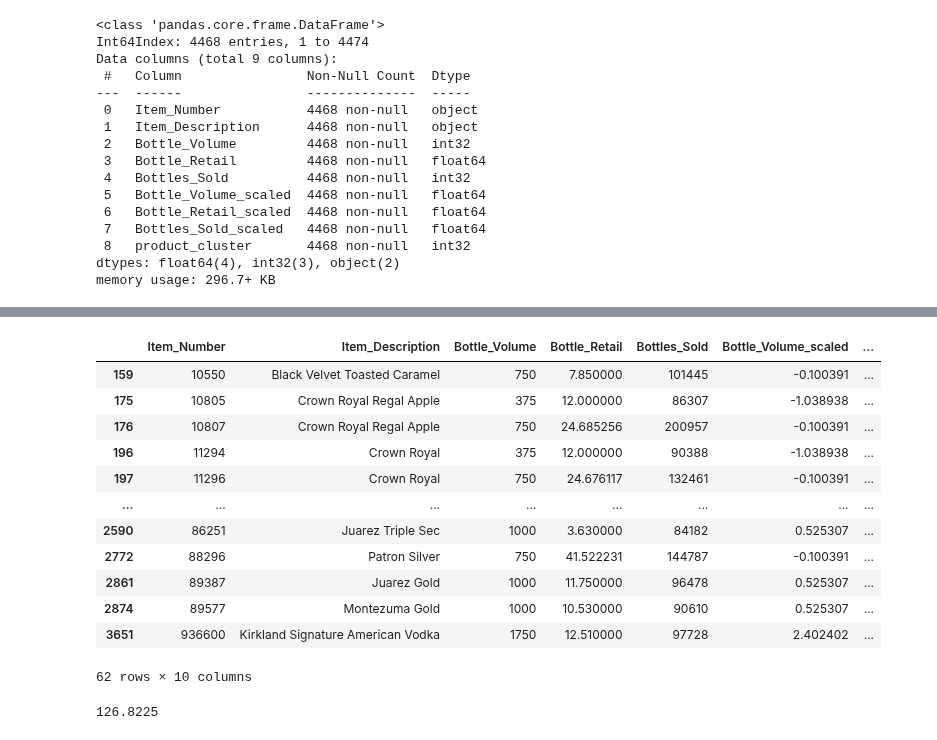
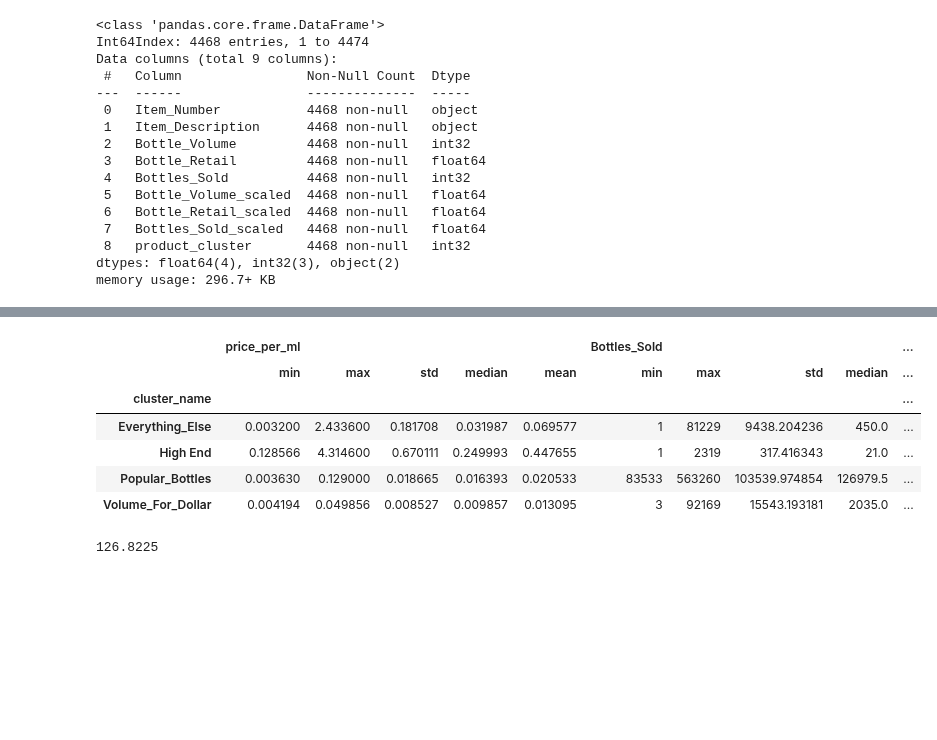
Before and after one commit to dgarbato/capstone, a Jupyter notebook: K means clustering of products.ipynb, the cells around one changed output, grey strips where cells are left out. Cells and saved outputs as stored; diff of their text form; code cells hidden in the pictures; blank space fills up the shorter version.

```diff
--- a/K means clustering of products.ipynb
+++ b/K means clustering of products.ipynb
@@ -301,21 +348,15 @@ proc_freq(products2,'product_cluster')
 # %%
-products2.loc[products2.product_cluster==3,:][['Item_Description','Bottle_Retail']].to_csv(r'C:\Users\dgarb\OneDrive\Desktop\Capstone Data\liquor_2021\high_end_list.csv')
+products2.groupby(['cluster_name']).agg({'price_per_ml':['min','max','std', 'median', 'mean'],'Bottles_Sold':['min','max','std', 'median', 'mean'] })
+# %% [output]
+|  | price_per_ml |  |  |  |  | Bottles_Sold |  |  |  | ... |
+|  | min | max | std | median | mean | min | max | std | median | ... |
+| cluster_name |  |  |  |  |  |  |  |  |  | ... |
+| Everything_Else | 0.003200 | 2.433600 | 0.181708 | 0.031987 | 0.069577 | 1 | 81229 | 9438.204236 | 450.0 | ... |
+| High End | 0.128566 | 4.314600 | 0.670111 | 0.249993 | 0.447655 | 1 | 2319 | 317.416343 | 21.0 | ... |
+| Popular_Bottles | 0.003630 | 0.129000 | 0.018665 | 0.016393 | 0.020533 | 83533 | 563260 | 103539.974854 | 126979.5 | ... |
+| Volume_For_Dollar | 0.004194 | 0.049856 | 0.008527 | 0.009857 | 0.013095 | 3 | 92169 | 15543.193181 | 2035.0 | ... |
 # %%
-products2.loc[products2.product_cluster==2,:]
+# products2.loc[products2.product_cluster==2,:]
-# %% [output]
-|  | Item_Number | Item_Description | Bottle_Volume | Bottle_Retail | Bottles_Sold | Bottle_Volume_scaled | ... |
-| 159 | 10550 | Black Velvet Toasted Caramel | 750 | 7.850000 | 101445 | -0.100391 | ... |
-| 175 | 10805 | Crown Royal Regal Apple | 375 | 12.000000 | 86307 | -1.038938 | ... |
-| 176 | 10807 | Crown Royal Regal Apple | 750 | 24.685256 | 200957 | -0.100391 | ... |
-| 196 | 11294 | Crown Royal | 375 | 12.000000 | 90388 | -1.038938 | ... |
-| 197 | 11296 | Crown Royal | 750 | 24.676117 | 132461 | -0.100391 | ... |
-| ... | ... | ... | ... | ... | ... | ... | ... |
-| 2590 | 86251 | Juarez Triple Sec | 1000 | 3.630000 | 84182 | 0.525307 | ... |
-| 2772 | 88296 | Patron Silver | 750 | 41.522231 | 144787 | -0.100391 | ... |
-| 2861 | 89387 | Juarez Gold | 1000 | 11.750000 | 96478 | 0.525307 | ... |
-| 2874 | 89577 | Montezuma Gold | 1000 | 10.530000 | 90610 | 0.525307 | ... |
-| 3651 | 936600 | Kirkland Signature American Vodka | 1750 | 12.510000 | 97728 | 2.402402 | ... |
-62 rows × 10 columns
 # %%
 products2.loc[products2.product_cluster==3,:]['Bottle_Retail'].min()
 # %% [output]
```
Also changed, not shown: parts of 17 cells of this notebook, 2 other files.
